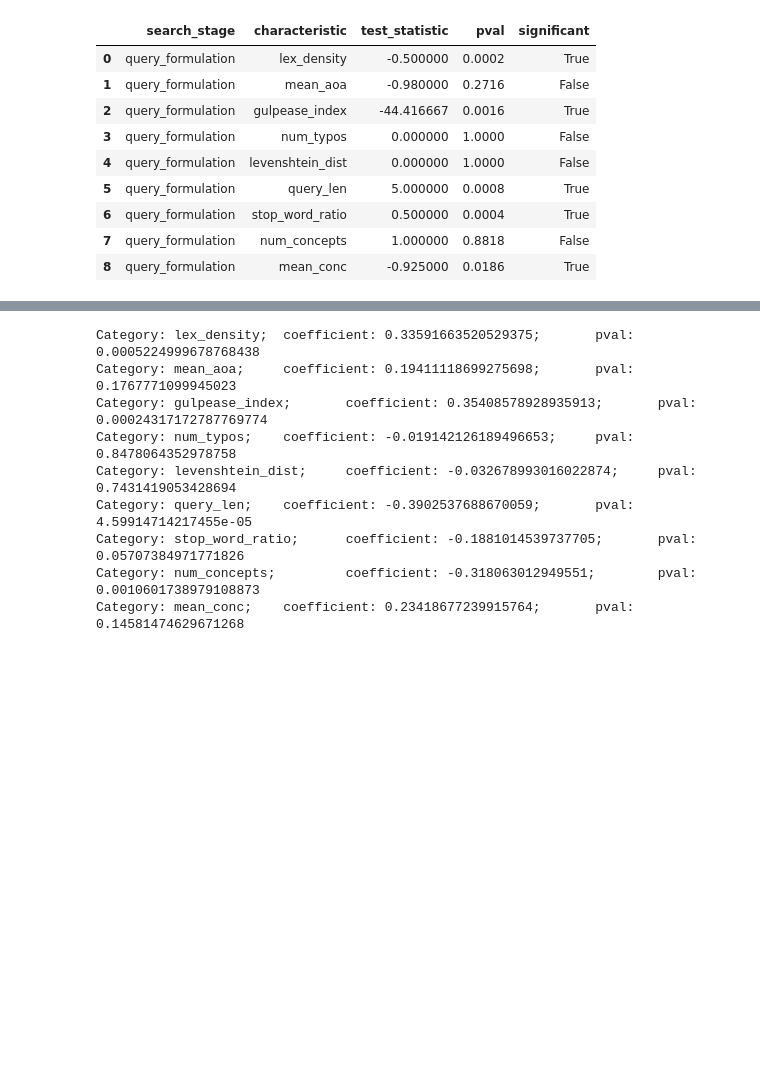
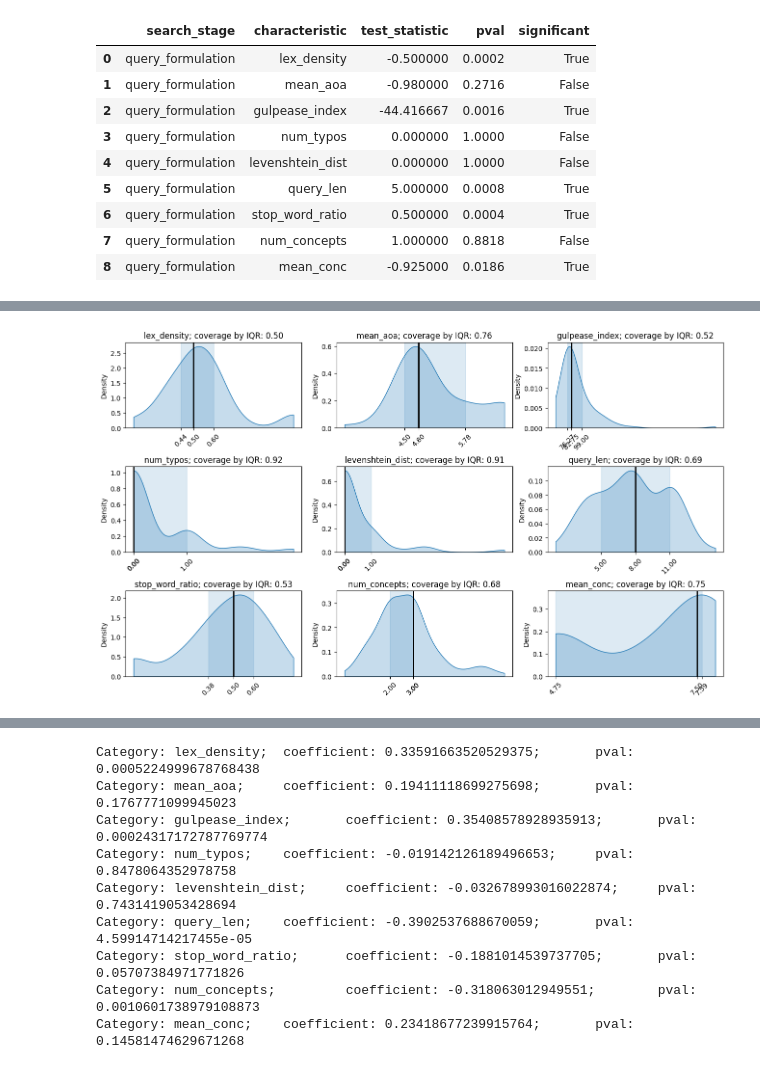
Before and after one commit to SOLandChildren/CHIIR27_LogAnalysis, a Jupyter notebook: query_formulation.ipynb, the cells around one changed output, grey strips where cells are left out. Saved outputs shown, nothing was run; the diff lists cells and outputs as text; code cells hidden in the pictures; blank space fills up the shorter version.

```diff
--- a/query_formulation.ipynb
+++ b/query_formulation.ipynb
@@ -274,0 +277,87 @@ plt.show()
+# %%
+import pandas as pd
+import matplotlib.pyplot as plt
+import seaborn as sns
+
+query_df = pd.read_csv("Data/query_formulation_df.csv")
+categories = [
+    # language fluency
+    "lex_density", "mean_aoa", "gulpease_index",
+    # "lex_diversity", "ttr",
+    "num_typos", "levenshtein_dist",
+
+    # query intent complexity
+    "query_len", "stop_word_ratio", "num_concepts", "mean_conc"
+    ]
+
+fig, axes = plt.subplots(ncols=3, nrows=3, figsize=(16,9))
+plt.subplots_adjust(hspace=0.45)
+for ax, col in zip(axes.flatten(), categories):
+
+    x = query_df[col].dropna()
+
+    median = x.median()
+    q1 = x.quantile(0.25)
+    q3 = x.quantile(0.75)
+    mad = (x - median).abs().median()
+
+    # KDE
+    sns.kdeplot(
+        x=x,
+        ax=ax,
+        fill=True,
+        alpha=0.25,
+        color="tab:blue",
+        cut=0
+    )
+
+    # Mean
+    ax.axvline(
+        median,
+        color="black",
+        linewidth=2
+    )
+
+    # # ±1σ band
+    # ax.axvspan(
+    #     median - mad,
+    #     median + mad,
+    #     color="tab:blue",
+    #     alpha=0.15
+    # )
+
+    # IQR band
+    ax.axvspan(
+        q1,
+        q3,
+        color="tab:blue",
+        alpha=0.15
+    )
+
+    # Custom ticks
+    ax.set_xticks([
+        q1,
+        median,
+        q3
+    ])
+
+    # ax.set_xticklabels([
+    #     f"Q1\n{q1:.2f}",
+    #     f"Median\n{median:.2f}",
+    #     f"Q3\n{q3:.2f}"
+    # ], rotation=45)
+
+    ax.set_xticklabels(
+        [
+            f"{q1:.2f}",
+            f"{median:.2f}",
+            f"{q3:.2f}"
+        ],
+    rotation=45)
+
+
+
+    ax.set_title(col+f"; coverage by IQR: {(len(query_df.loc[(query_df[col]>=q1)&(query_df[col]<=q3)][col].dropna())/len(query_df[col].dropna())):.2f}")
+    ax.set_xlabel("")
+# %% [output]
+[figure, added]
```
Also changed, not shown: parts of 5 cells of this notebook, 9 other files.
